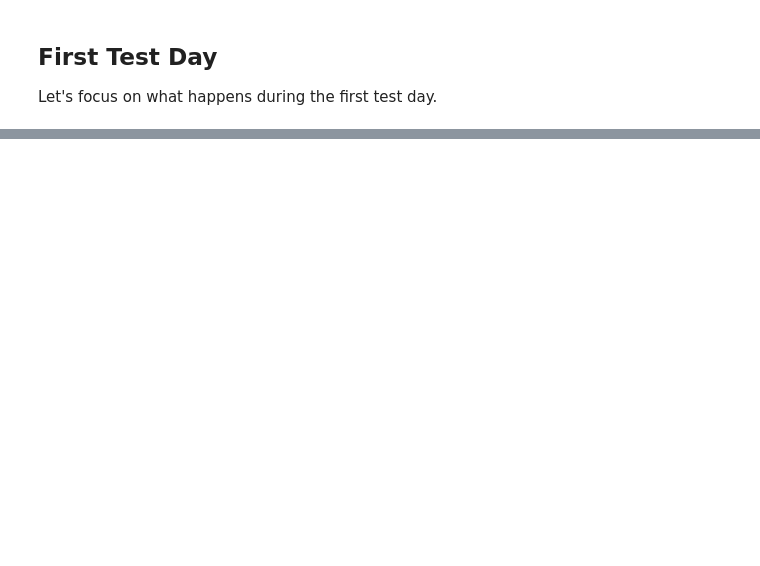
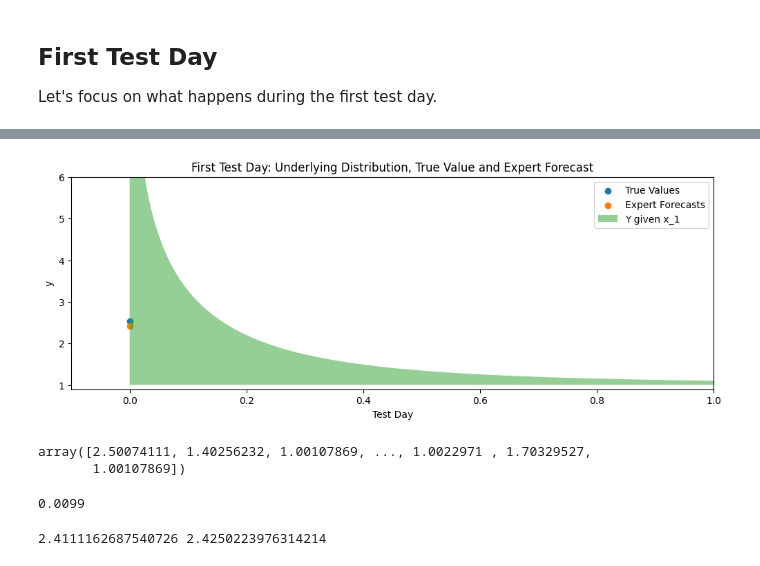
Before and after one commit to mtorabirad/MLBoost, a Jupyter notebook: Video5/Video_5.ipynb, the cells around one changed output, grey strips where cells are left out. Cells and saved outputs as stored; diff of their text form; code cells hidden in the pictures; blank space fills up the shorter version.

```diff
--- a/Video5/Video_5.ipynb
+++ b/Video5/Video_5.ipynb
@@ -115,7 +138,7 @@ sigma_values[TEST_INDEX]
 # %%
 def pdf_expression(mean, std, x):
     "See notebook Transformations.ipynb"
-    return (1. / (2. * std * np.sqrt(2. * np.pi * (x - mean)))) * np.exp(-(x - mean) / (2. * std ** 2.))
+    return (1. / (1. * std * np.sqrt(2. * np.pi * (x - mean)))) * np.exp(-(x - mean) / (2. * std ** 2.))
 
 def Y_pdf(mean, std):
     return lambda x: pdf_expression(mean, std, x)
@@ -125,33 +148,35 @@ x = np.array(TEST_DAYS[:1]) - TEST_DAYS[0]
 
 # Define the values of x_1 and x_2
 TEST_IND_1 = 0
 
 x_1 = 0
 
 sig_1 = sigma_values[TEST_INDEX + TEST_IND_1]
 #chi2_non_centrality_param = MU**2/(2*sig_1**2)
 
 plt.figure(figsize=(12, 4))
 
 # Plot the curve of y_hat = sin(x)
 plt.scatter(x, y_values[TEST_INDEX:TEST_INDEX+1], label='True Values')
 plt.scatter(x, expert_forecasts[0:1], label='Expert Forecasts')
 
 # Plot the conditional distribution of Y at x_1 and x_2
 for xi, sigi, label in [(x_1, sig_1, 'x_1')]:
     y = np.linspace(1, 7, 1000)
     plt.fill_betweenx(y, xi, xi + pdf_expression(MU, sig_1, y), alpha=0.5, label=f'Y given {label}')
 
 # Add legend and labels
 plt.legend()
 plt.xlabel('Test Day')
 plt.ylabel('y')
 plt.xlim([-0.1, 1])
 plt.ylim([.9, 6])
 plt.title('First Test Day: Underlying Distribution, True Value and Expert Forecast')
 
 # Show the plot
 plt.show()
+# %% [output]
+[figure, added]
 # %%
 #n = 10
 n = 100000
@@ -161,10 +186,19 @@ y_tildas = np.linspace(MU, MU+4, 100).reshape(-1, 1)
 Y_scale = 100
 #Y_scale = 10
 Y, _ = uf.importance_sampling(Y_pdf(MU, sig_1), uniform(loc=MU, scale=Y_scale), n)
+# %%
+Y
+# %% [output]
+array([2.50074111, 1.40256232, 1.00107869, ..., 1.0022971 , 1.70329527,
+       1.00107869])
 # %%
 len(Y [Y == min(Y)])/n
+# %% [output]
+0.0099
 # %%
 print(Y.mean(), expert_forecasts[0])
+# %% [output]
+2.4111162687540726 2.4250223976314214
 # %%
 # Calculate error metrics
 MSE_values = np.mean((Y - y_tildas) ** 2, axis=1)
```
Also changed, not shown: parts of 6 cells of this notebook, 9 other files.
